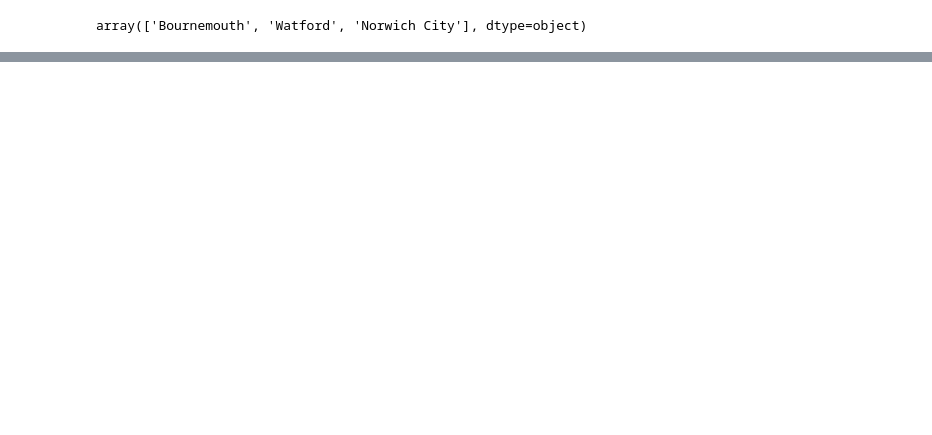
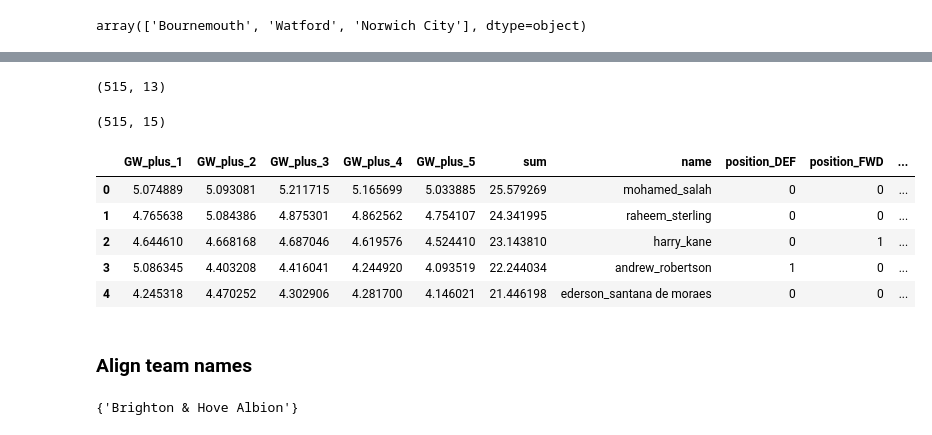
Before and after one commit to stevieg3/fpl-analysis, a Jupyter notebook: notebooks/DeepFantasyFootball/14. 2020-21 gameweek 1 predictions.ipynb, the cells around one changed output, grey strips where cells are left out. Drawn from its saved outputs; the diff is of its cells as text; code cells hidden in the pictures; blank space fills up the shorter version.

```diff
--- a/notebooks/DeepFantasyFootball/14. 2020-21 gameweek 1 predictions.ipynb
+++ b/notebooks/DeepFantasyFootball/14. 2020-21 gameweek 1 predictions.ipynb
@@ -157,0 +183,4 @@ old_model_predictions.head(20)
+# %%
+final_predictions['name_formatted'] = final_predictions['name'].str.replace(' ', '_').apply(lambda string: unidecode.unidecode(string))
+# %%
+old_model_predictions['name_formatted'] = old_model_predictions['name'].str.replace(' ', '_').apply(lambda string: unidecode.unidecode(string))
@@ -157,0 +191,3 @@ old_model_predictions.head(20)
+# %%
+name_matches = old_model_predictions[['name_formatted']].merge(final_predictions['name_formatted'], on='name_formatted', how='outer', indicator=True)
+name_matches.head()
@@ -157,0 +201,9 @@ old_model_predictions.head(20)
+# %%
+name_matches.loc[name_matches['_merge'] == 'right_only', 'name_closest_fpl_match'] = name_matches.loc[name_matches['_merge'] == 'right_only', 'name_formatted'].apply(
+    lambda x: difflib.get_close_matches(
+        x,
+        name_matches[name_matches['_merge'] == 'left_only']['name_formatted'],
+        n=1,
+        cutoff=0  # Set to 0 to prevent empty list from being returned
+    )[0]
+)
@@ -157,0 +221,16 @@ old_model_predictions.head(20)
+# %%
+final_predictions.shape
+# %% [output]
+(515, 13)
+# %%
+final_predictions = final_predictions.merge(name_matches, on='name_formatted', how='left')
+print(final_predictions.shape)
+final_predictions.head()
+# %% [output]
+(515, 15)
+|  | GW_plus_1 | GW_plus_2 | GW_plus_3 | GW_plus_4 | GW_plus_5 | sum | name | position_DEF | position_FWD | ... |
+| 0 | 5.074889 | 5.093081 | 5.211715 | 5.165699 | 5.033885 | 25.579269 | mohamed_salah | 0 | 0 | ... |
+| 1 | 4.765638 | 5.084386 | 4.875301 | 4.862562 | 4.754107 | 24.341995 | raheem_sterling | 0 | 0 | ... |
+| 2 | 4.644610 | 4.668168 | 4.687046 | 4.619576 | 4.524410 | 23.143810 | harry_kane | 0 | 1 | ... |
+| 3 | 5.086345 | 4.403208 | 4.416041 | 4.244920 | 4.093519 | 22.244034 | andrew_robertson | 1 | 0 | ... |
+| 4 | 4.245318 | 4.470252 | 4.302906 | 4.281700 | 4.146021 | 21.446198 | ederson_santana de moraes | 0 | 0 | ... |
@@ -157,0 +247,6 @@ old_model_predictions.head(20)
+# %% [markdown]
+### Align team names
+# %%
+set(old_model_predictions['team_name']) - set(final_predictions['team_name'])
+# %% [output]
+{'Brighton & Hove Albion'}
```
Also changed, not shown: parts of 42 cells of this notebook, 3 other files.
